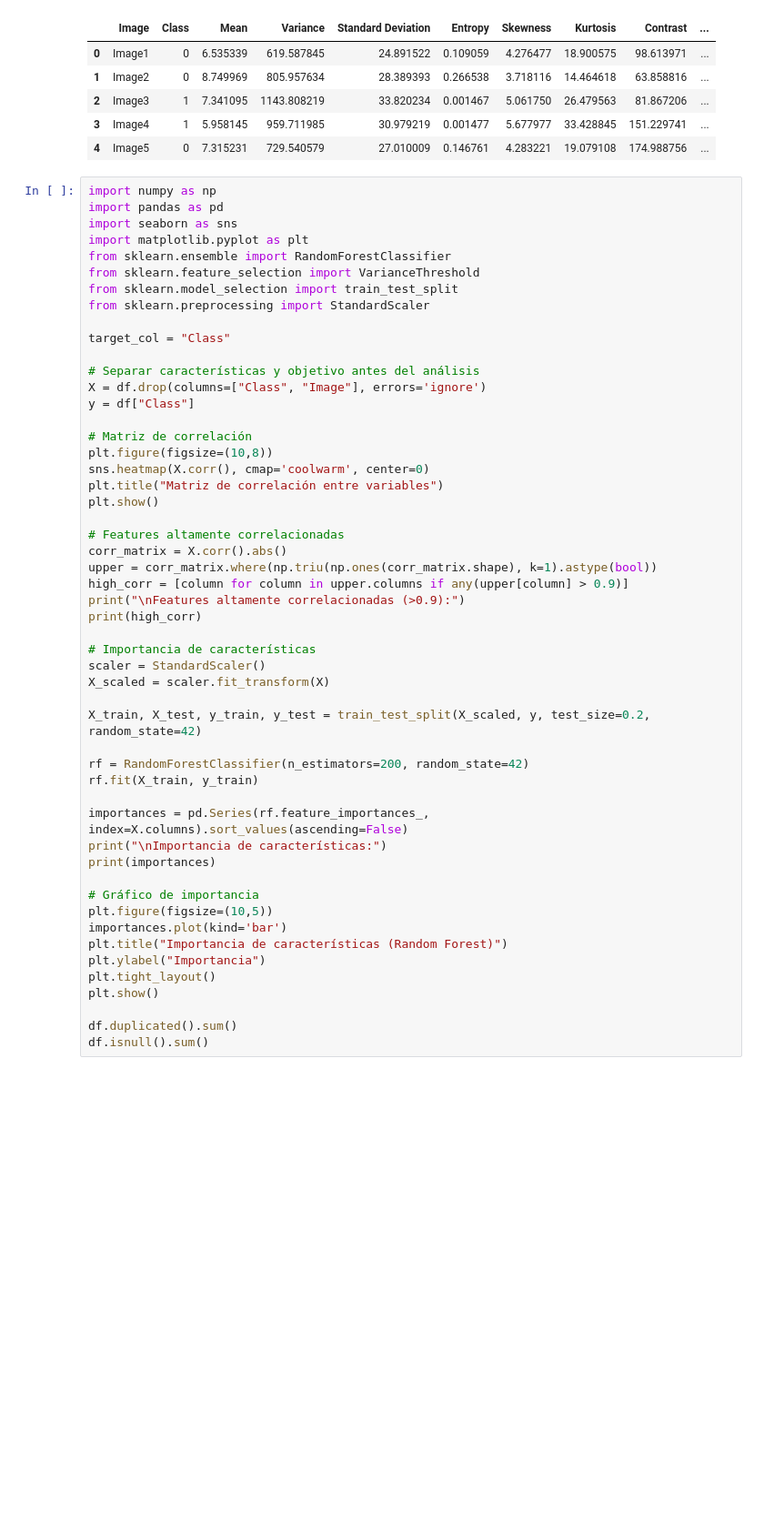
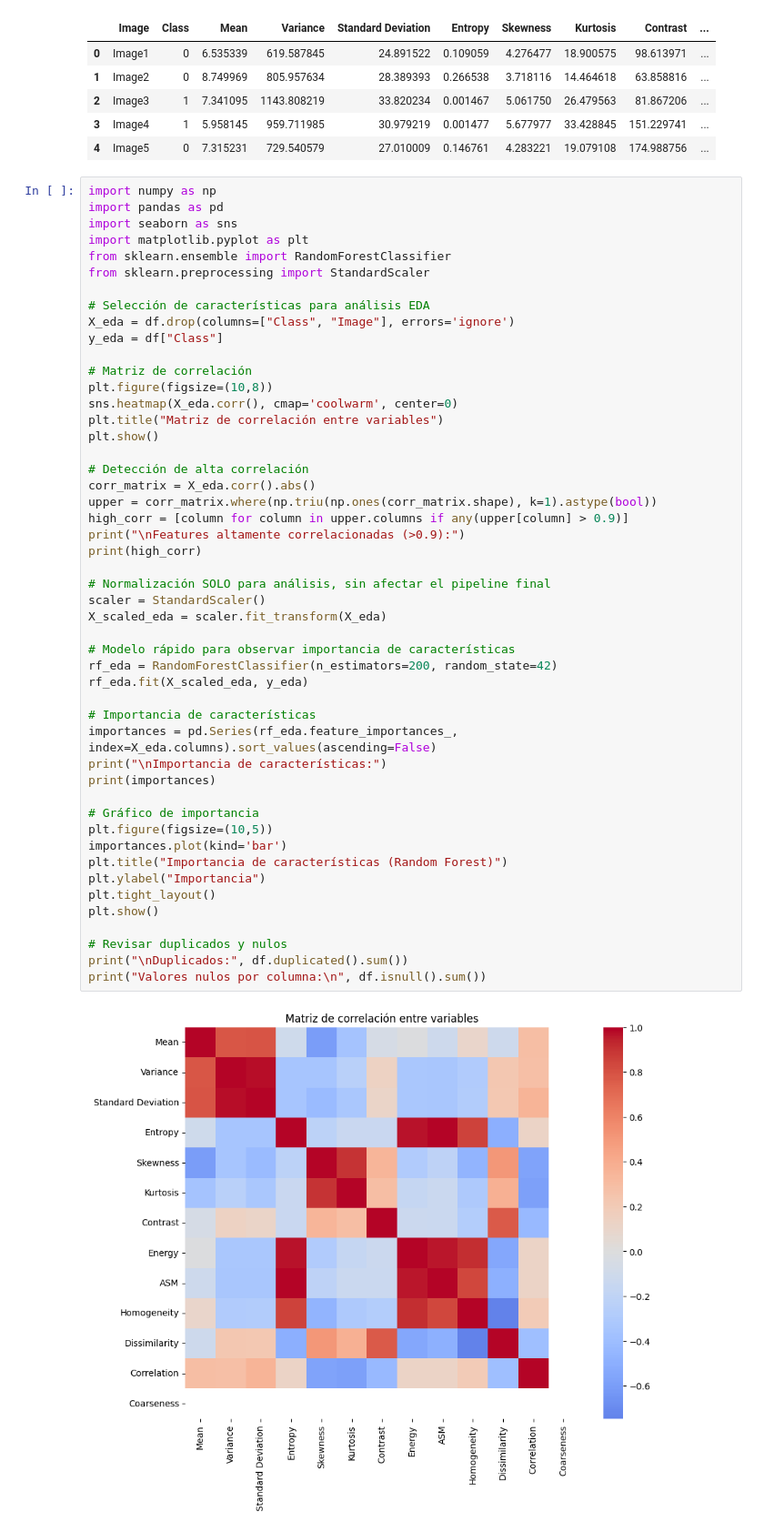
Before and after one commit to bedwardsr1-boop/Proyecto-RTF-Tumor, a Jupyter notebook: Proyecto_final.ipynb, the cells around one changed output. Shown at 91% size. Saved outputs shown, nothing was run; the diff lists cells and outputs as text; blank space fills up the shorter version.

```diff
--- a/Proyecto_final.ipynb
+++ b/Proyecto_final.ipynb
@@ -19,51 +19,50 @@ df.head()  # Confirmar que se haya cargado correctamente el dataset
 import numpy as np
 import pandas as pd
 import seaborn as sns
 import matplotlib.pyplot as plt
 from sklearn.ensemble import RandomForestClassifier
-from sklearn.feature_selection import VarianceThreshold
-from sklearn.model_selection import train_test_split
 from sklearn.preprocessing import StandardScaler
 
-target_col = "Class"
-
-# Separar características y objetivo antes del análisis
-X = df.drop(columns=["Class", "Image"], errors='ignore')
-y = df["Class"]
+# Selección de características para análisis EDA
+X_eda = df.drop(columns=["Class", "Image"], errors='ignore')
+y_eda = df["Class"]
 
 # Matriz de correlación
 plt.figure(figsize=(10,8))
-sns.heatmap(X.corr(), cmap='coolwarm', center=0)
+sns.heatmap(X_eda.corr(), cmap='coolwarm', center=0)
 plt.title("Matriz de correlación entre variables")
 plt.show()
 
-# Features altamente correlacionadas
-corr_matrix = X.corr().abs()
+# Detección de alta correlación
+corr_matrix = X_eda.corr().abs()
 upper = corr_matrix.where(np.triu(np.ones(corr_matrix.shape), k=1).astype(bool))
 high_corr = [column for column in upper.columns if any(upper[column] > 0.9)]
 print("\nFeatures altamente correlacionadas (>0.9):")
 print(high_corr)
 
+# Normalización SOLO para análisis, sin afectar el pipeline final
+scaler = StandardScaler()
+X_scaled_eda = scaler.fit_transform(X_eda)
+
+# Modelo rápido para observar importancia de características
+rf_eda = RandomForestClassifier(n_estimators=200, random_state=42)
+rf_eda.fit(X_scaled_eda, y_eda)
+
 # Importancia de características
-scaler = StandardScaler()
-X_scaled = scaler.fit_transform(X)
-
-X_train, X_test, y_train, y_test = train_test_split(X_scaled, y, test_size=0.2, random_state=42)
-
-rf = RandomForestClassifier(n_estimators=200, random_state=42)
-rf.fit(X_train, y_train)
-
-importances = pd.Series(rf.feature_importances_, index=X.columns).sort_values(ascending=False)
+importances = pd.Series(rf_eda.feature_importances_, index=X_eda.columns).sort_values(ascending=False)
 print("\nImportancia de características:")
 print(importances)
 
 # Gráfico de importancia
 plt.figure(figsize=(10,5))
 importances.plot(kind='bar')
 plt.title("Importancia de características (Random Forest)")
 plt.ylabel("Importancia")
 plt.tight_layout()
 plt.show()
 
-df.duplicated().sum()
-df.isnull().sum()
+# Revisar duplicados y nulos
+print("\nDuplicados:", df.duplicated().sum())
+print("Valores nulos por columna:\n", df.isnull().sum())
+# %% [output]
+[figure, added]
```
Also changed, not shown: parts of 17 cells of this notebook.
